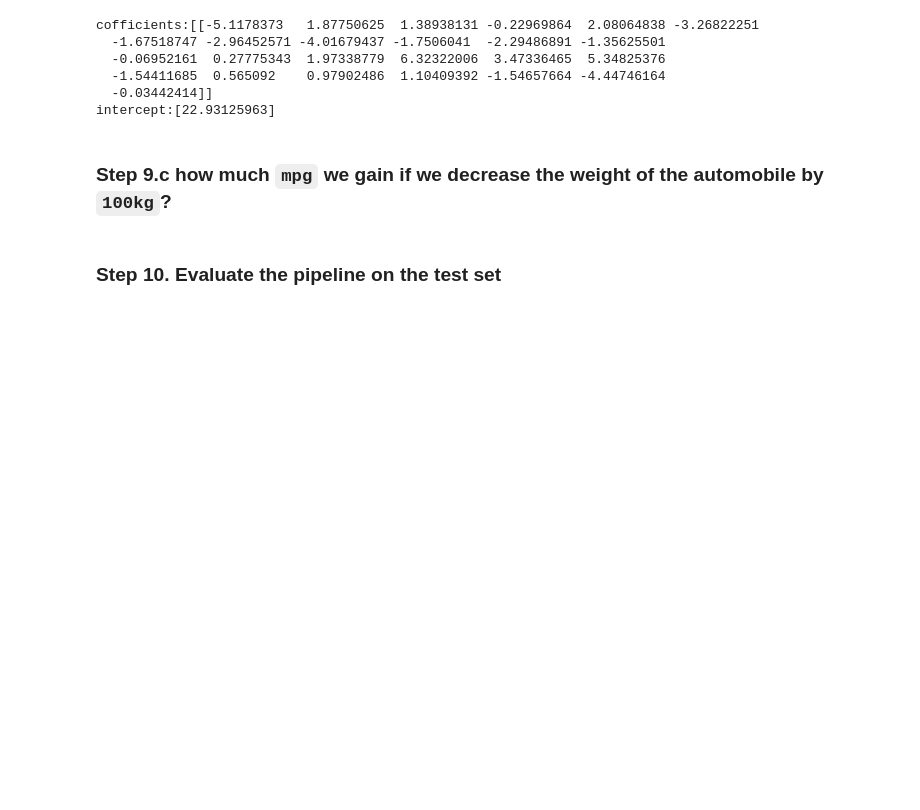
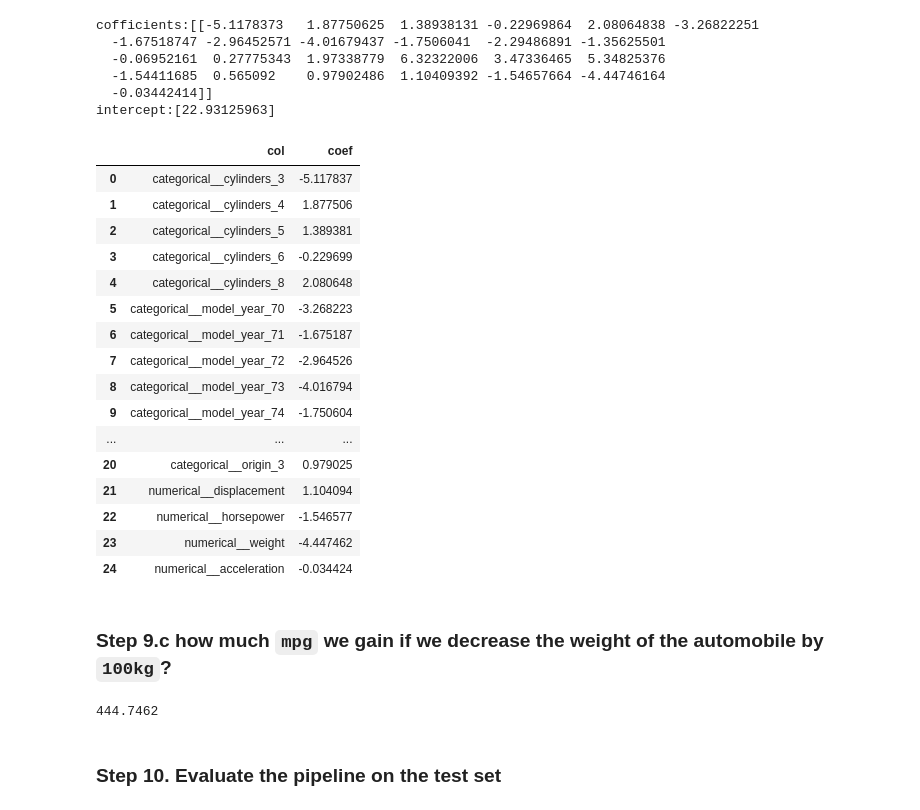
Before and after one commit to Rmalyahya/B5, a Jupyter notebook: student/C3/C3_M2Ex2.ipynb, the cells around one changed output. Saved outputs shown, nothing was run; the diff lists cells and outputs as text; code cells hidden in the pictures; blank space fills up the shorter version.

```diff
--- a/student/C3/C3_M2Ex2.ipynb
+++ b/student/C3/C3_M2Ex2.ipynb
@@ -249,8 +249,38 @@ cofficients:[[-5.1178373   1.87750625  1.38938131 -0.22969864  2.08064838 -3.268
   -1.54411685  0.565092    0.97902486  1.10409392 -1.54657664 -4.44746164
   -0.03442414]]
 intercept:[22.93125963]
+# %%
+m = pd.DataFrame(
+    {
+        'col': pipe['preprocessor'].get_feature_names_out(),
+        'coef': model.coef_.flatten()
+    }
+)
+m
+# %% [output]
+|  | col | coef |
+| 0 | categorical__cylinders_3 | -5.117837 |
+| 1 | categorical__cylinders_4 | 1.877506 |
+| 2 | categorical__cylinders_5 | 1.389381 |
+| 3 | categorical__cylinders_6 | -0.229699 |
+| 4 | categorical__cylinders_8 | 2.080648 |
+| 5 | categorical__model_year_70 | -3.268223 |
+| 6 | categorical__model_year_71 | -1.675187 |
+| 7 | categorical__model_year_72 | -2.964526 |
+| 8 | categorical__model_year_73 | -4.016794 |
+| 9 | categorical__model_year_74 | -1.750604 |
+| ... | ... | ... |
+| 20 | categorical__origin_3 | 0.979025 |
+| 21 | numerical__displacement | 1.104094 |
+| 22 | numerical__horsepower | -1.546577 |
+| 23 | numerical__weight | -4.447462 |
+| 24 | numerical__acceleration | -0.034424 |
 # %% [markdown]
 ### Step 9.c how much `mpg` we gain if we decrease the weight of the automobile by `100kg`?
+# %%
+-4.447462 * -100
+# %% [output]
+444.7462
 # %% [markdown]
 ### Step 10. Evaluate the pipeline on the test set
 # %%
```
